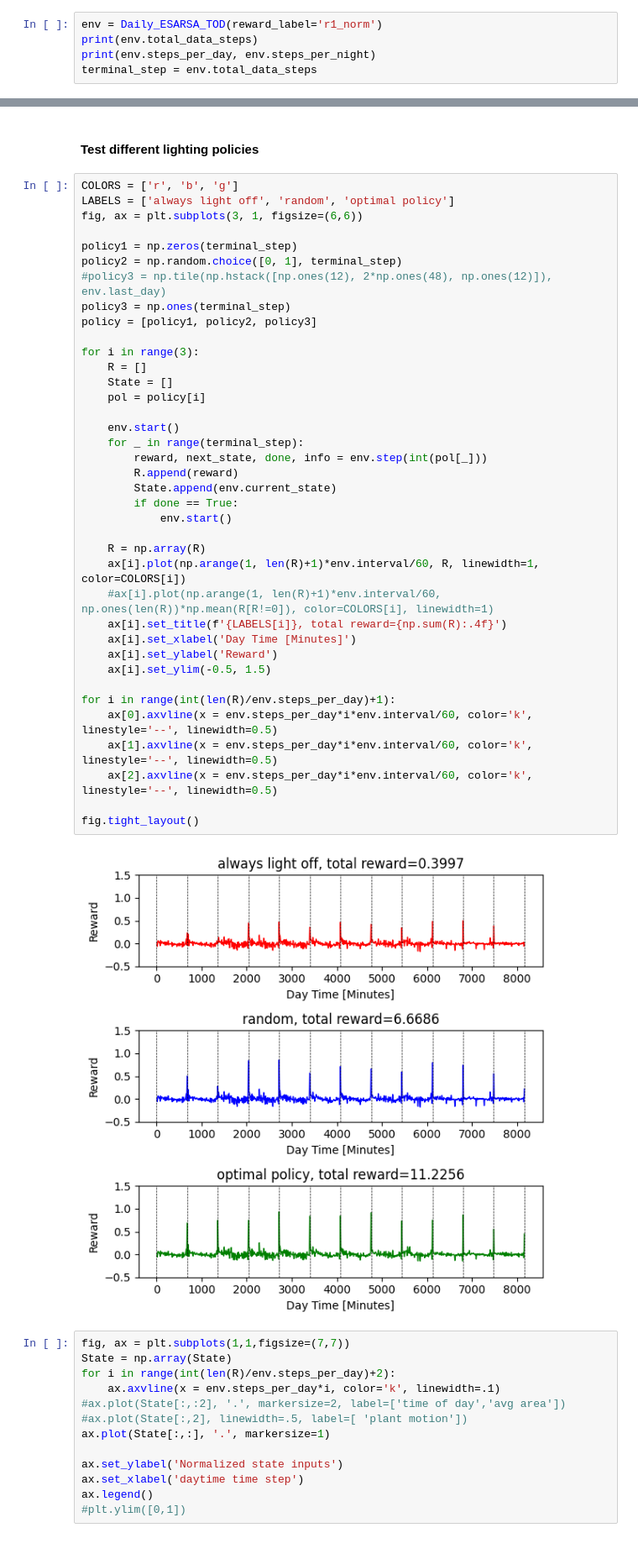
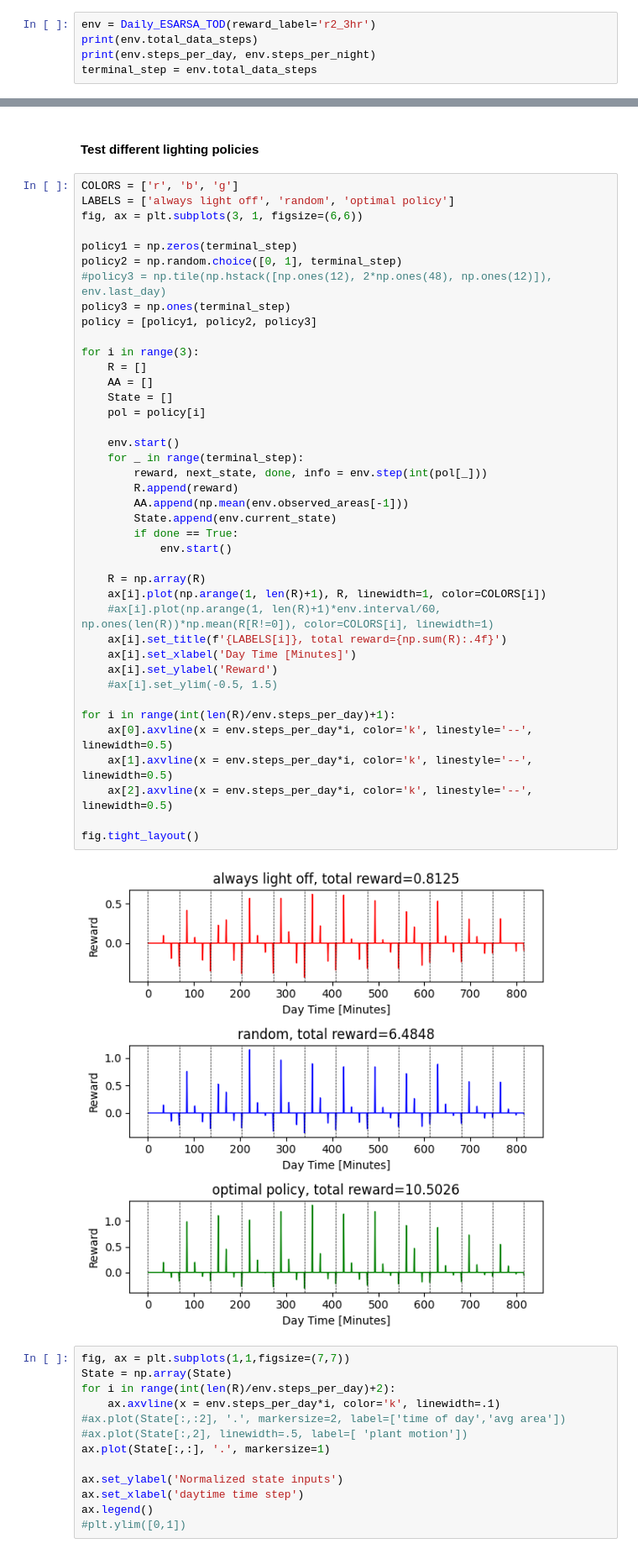
Before and after one commit to steventango/plant-rl, a Jupyter notebook: analysis/test_MultiPlantSim.ipynb, the cells around one changed output, grey strips where cells are left out. Shown: that part at 84% size. Saved outputs shown, nothing was run; the diff lists cells and outputs as text.

```diff
--- a/analysis/test_MultiPlantSim.ipynb
+++ b/analysis/test_MultiPlantSim.ipynb
@@ -3,7 +3,7 @@ from environments.SimplePlantSimulator import SimplePlantSimulator, Daily_Sim, D
 import numpy as np
 import matplotlib.pyplot as plt
 # %%
-env = Daily_ESARSA_TOD(reward_label='r1_norm')
+env = Daily_ESARSA_TOD(reward_label='r2_3hr')
 print(env.total_data_steps)
 print(env.steps_per_day, env.steps_per_night)
 terminal_step = env.total_data_steps
@@ -19,39 +19,41 @@ fig, ax = plt.subplots(3, 1, figsize=(6,6))
 
 policy1 = np.zeros(terminal_step)
 policy2 = np.random.choice([0, 1], terminal_step)
 #policy3 = np.tile(np.hstack([np.ones(12), 2*np.ones(48), np.ones(12)]), env.last_day)
 policy3 = np.ones(terminal_step)
 policy = [policy1, policy2, policy3]
 
 for i in range(3):
     R = []
+    AA = []
     State = []
     pol = policy[i]
 
     env.start()
     for _ in range(terminal_step):
         reward, next_state, done, info = env.step(int(pol[_]))
         R.append(reward)
+        AA.append(np.mean(env.observed_areas[-1]))
         State.append(env.current_state)
         if done == True:
             env.start()
 
     R = np.array(R)
-    ax[i].plot(np.arange(1, len(R)+1)*env.interval/60, R, linewidth=1, color=COLORS[i])
+    ax[i].plot(np.arange(1, len(R)+1), R, linewidth=1, color=COLORS[i])
     #ax[i].plot(np.arange(1, len(R)+1)*env.interval/60, np.ones(len(R))*np.mean(R[R!=0]), color=COLORS[i], linewidth=1)
     ax[i].set_title(f'{LABELS[i]}, total reward={np.sum(R):.4f}')
     ax[i].set_xlabel('Day Time [Minutes]')
     ax[i].set_ylabel('Reward')
-    ax[i].set_ylim(-0.5, 1.5)
+    #ax[i].set_ylim(-0.5, 1.5)
 
 for i in range(int(len(R)/env.steps_per_day)+1):
-    ax[0].axvline(x = env.steps_per_day*i*env.interval/60, color='k', linestyle='--', linewidth=0.5)
-    ax[1].axvline(x = env.steps_per_day*i*env.interval/60, color='k', linestyle='--', linewidth=0.5)
-    ax[2].axvline(x = env.steps_per_day*i*env.interval/60, color='k', linestyle='--', linewidth=0.5)
+    ax[0].axvline(x = env.steps_per_day*i, color='k', linestyle='--', linewidth=0.5)
+    ax[1].axvline(x = env.steps_per_day*i, color='k', linestyle='--', linewidth=0.5)
+    ax[2].axvline(x = env.steps_per_day*i, color='k', linestyle='--', linewidth=0.5)
 
 fig.tight_layout()
 # %% [output]
-[figure, old version]
+[figure, new version]
 # %%
 fig, ax = plt.subplots(1,1,figsize=(7,7))
 State = np.array(State)
```
Also changed, not shown: parts of 1 cell of this notebook, 13 other files.
